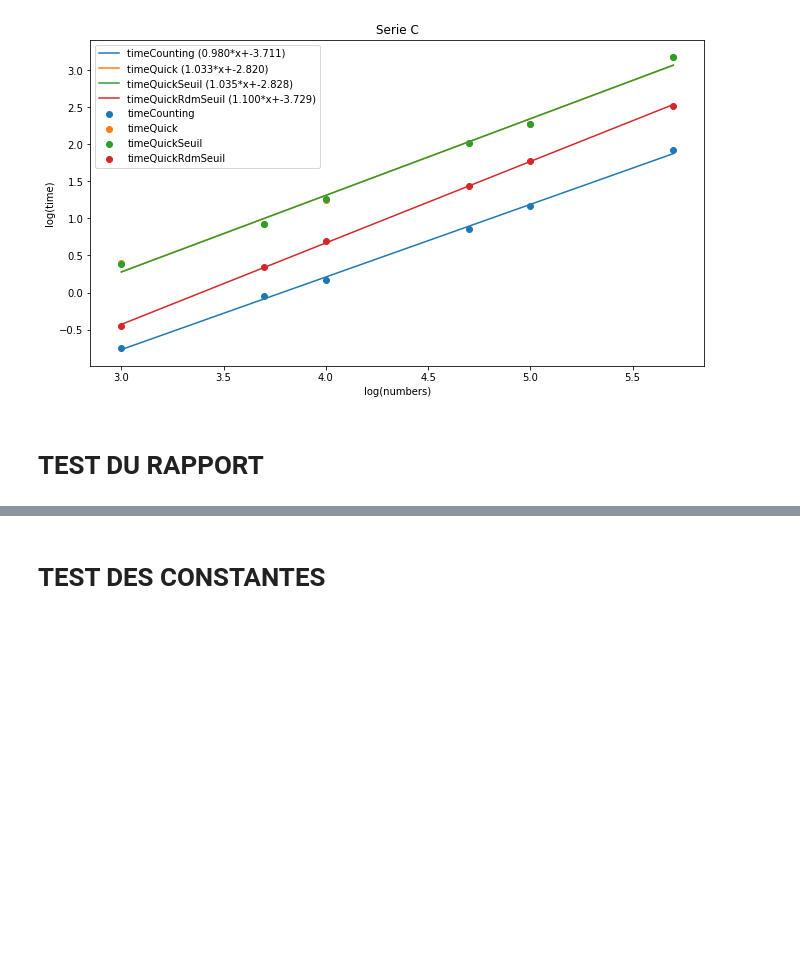
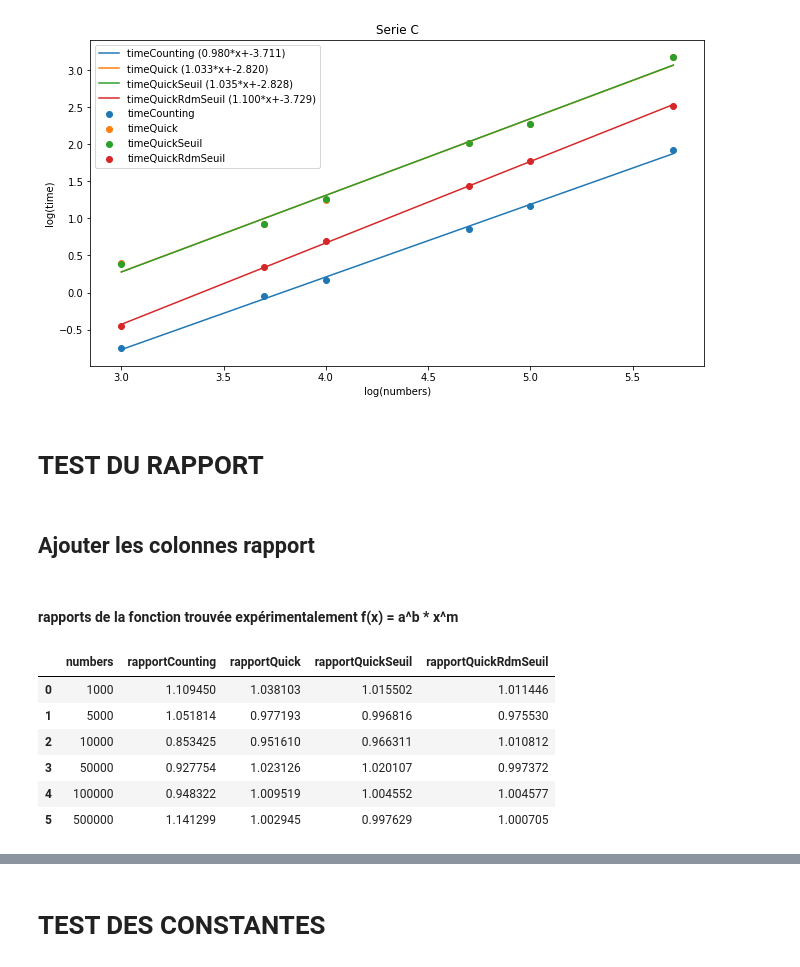
Before and after one commit to FabriceCh/inf8775, a Jupyter notebook: tp1/tp1-H19/comparaisons.ipynb, the cells around one changed output, grey strips where cells are left out. Drawn from its saved outputs; the diff is of its cells as text; code cells hidden in the pictures; blank space fills up the shorter version.

```diff
--- a/tp1/tp1-H19/comparaisons.ipynb
+++ b/tp1/tp1-H19/comparaisons.ipynb
@@ -438,3 +437,7 @@ timeQuickRdmSeuil
 [figure]
 # %% [markdown]
 # TEST DU RAPPORT
+# %% [markdown]
+## Ajouter les colonnes rapport
+# %% [markdown]
+#### rapports de la fonction trouvée expérimentalement f(x) = a^b * x^m
@@ -440,0 +465,13 @@ timeQuickRdmSeuil
+# %%
+rapA = serieA.loc[:,["numbers", "rapportCounting", "rapportQuick", "rapportQuickSeuil", "rapportQuickRdmSeuil"]]
+rapB = serieB.loc[:,["numbers", "rapportCounting", "rapportQuick", "rapportQuickSeuil", "rapportQuickRdmSeuil"]]
+rapC = serieC.loc[:,["numbers", "rapportCounting", "rapportQuick", "rapportQuickSeuil", "rapportQuickRdmSeuil"]]
+rapA
+# %% [output]
+|  | numbers | rapportCounting | rapportQuick | rapportQuickSeuil | rapportQuickRdmSeuil |
+| 0 | 1000 | 1.109450 | 1.038103 | 1.015502 | 1.011446 |
+| 1 | 5000 | 1.051814 | 0.977193 | 0.996816 | 0.975530 |
+| 2 | 10000 | 0.853425 | 0.951610 | 0.966311 | 1.010812 |
+| 3 | 50000 | 0.927754 | 1.023126 | 1.020107 | 0.997372 |
+| 4 | 100000 | 0.948322 | 1.009519 | 1.004552 | 1.004577 |
+| 5 | 500000 | 1.141299 | 1.002945 | 0.997629 | 1.000705 |
```
Also changed, not shown: parts of 23 cells of this notebook.
